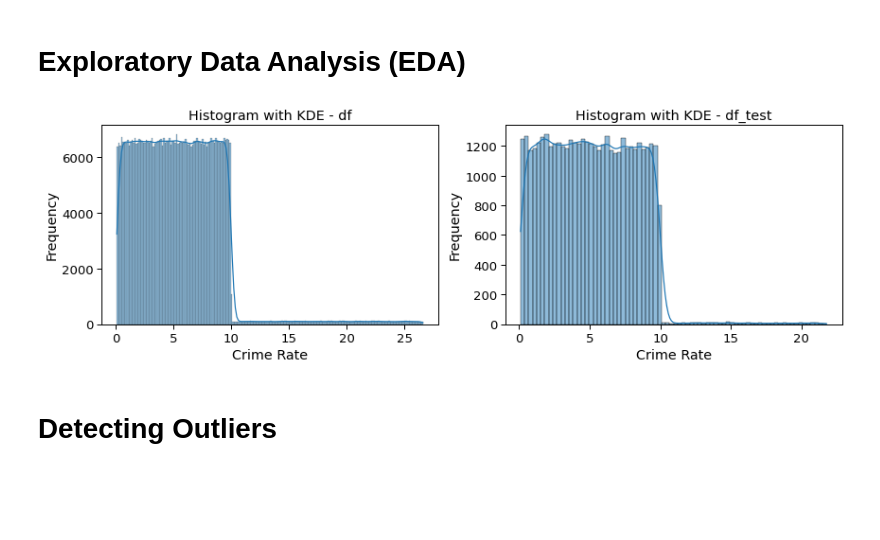
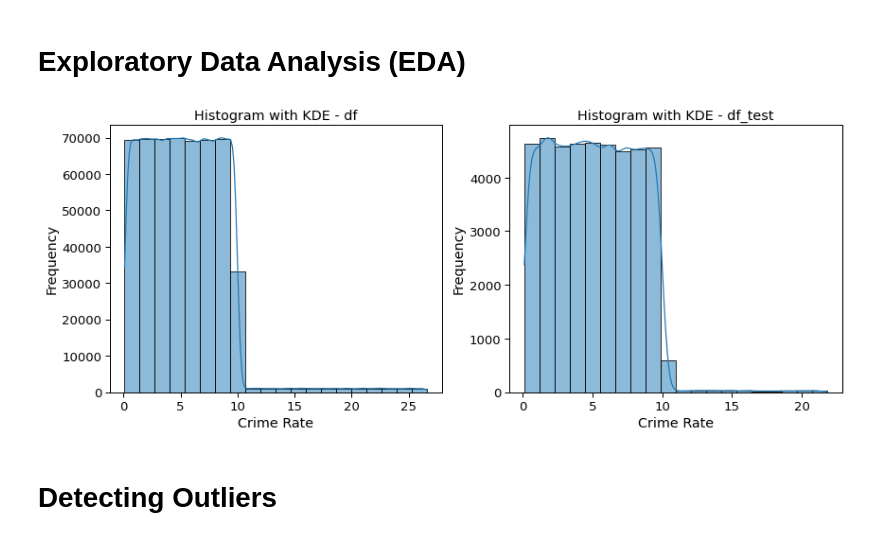
Before and after one commit to Muhammad-Sheraz-ds/AI-Property-Profit-Maximizer, a Jupyter notebook: Optimizing_Profits.ipynb, the cells around one changed output. Cells and saved outputs as stored; diff of their text form; code cells hidden in the pictures; blank space fills up the shorter version.

```diff
--- a/Optimizing_Profits.ipynb
+++ b/Optimizing_Profits.ipynb
@@ -497,0 +490,4 @@ plt.show()
+# %%
+df['num_rooms']= df['num_rooms'].apply(str_to_int)
+df_test['num_rooms'] = df_test['num_rooms'].apply(str_to_int)
+df['num_rooms']
@@ -531,0 +561,9 @@ plt.show()
+# %%
+def str_to_int(text):
+    d = {'Single Family':1, 'Two Family':2, 'Three Family':3, 'Four Family':4,
+       'Condo':8,'Residential':5}
+    return d[text]
+# %%
+df['Property']= df['Property'].apply(str_to_int)
+df_test['Property'] = df_test['Property'].apply(str_to_int)
+df['Property']
@@ -874,8 +925,8 @@ df_test['specifications']
 43953    In 2023, this residential located in Milford a...
 Name: specifications, Length: 43954, dtype: object
 # %%
-df.drop(columns=['specifications','day','month','Address','Locality'],inplace=True)
-df_test.drop(columns=['specifications','day','month','Address','Locality'],inplace=True)
+df.drop(columns=['specifications','day','month','Address',],inplace=True)
+df_test.drop(columns=['specifications','day','month','Address'],inplace=True)
 # %%
 df.head()
 # %% [output]
@@ -931,23 +982,23 @@ memory usage: 63.4+ MB
 # %%
 import seaborn as sns
 import matplotlib.pyplot as plt
 
-fig, axes = plt.subplots(1, 2, figsize=(12, 4))
+fig, axes = plt.subplots(1, 2, figsize=(12, 5))
 
-sns.histplot(df['crime_rate'], kde=True, ax=axes[0])
+sns.histplot(df['crime_rate'], kde=True, ax=axes[0],bins=20)
 axes[0].set_title('Histogram with KDE - df')
 axes[0].set_xlabel('Crime Rate')
 axes[0].set_ylabel('Frequency')
 
-sns.histplot(df_test['crime_rate'], kde=True, ax=axes[1])
+sns.histplot(df_test['crime_rate'],bins=20, kde=True, ax=axes[1])
 axes[1].set_title('Histogram with KDE - df_test')
 axes[1].set_xlabel('Crime Rate')
 axes[1].set_ylabel('Frequency')
 
 plt.tight_layout()
 plt.show()
 # %% [output]
-[figure, old version]
+[figure, new version]
 # %% [markdown]
 # Detecting Outliers
 # %%
```
Also changed, not shown: parts of 34 cells of this notebook.
